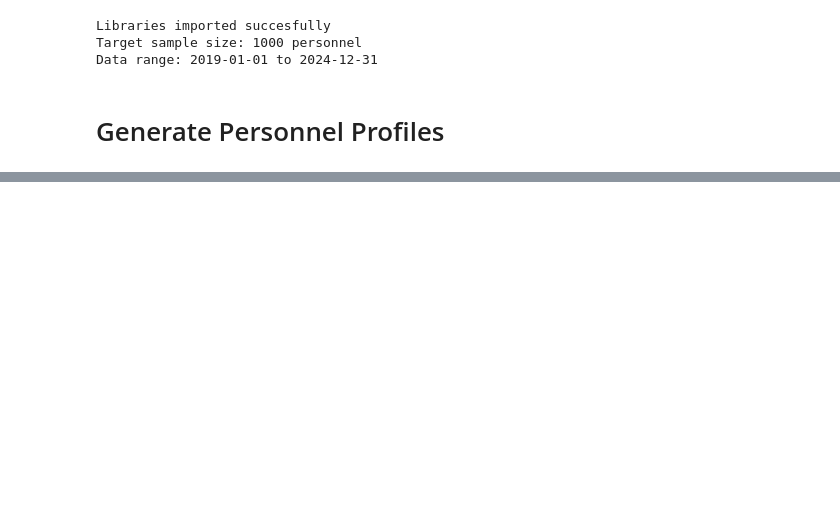
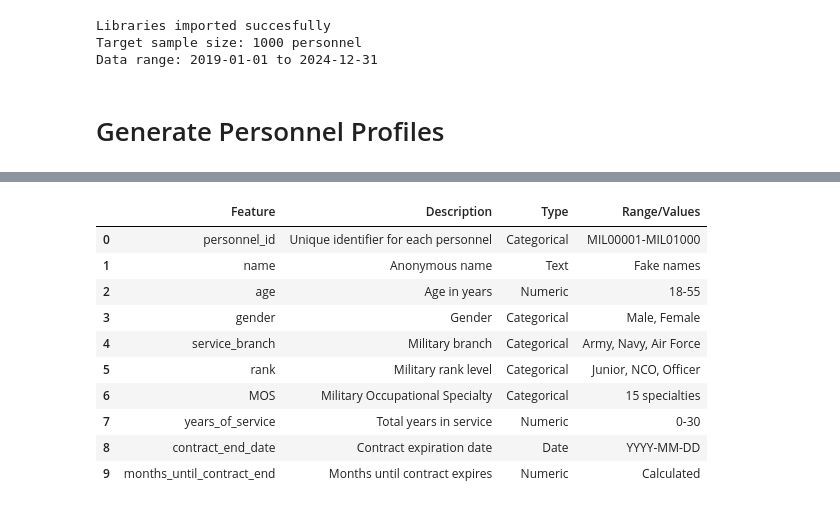
Before and after one commit to addetsi/Military-Personnel-Deployment-and-Attrition-Risk-Modeling, a Jupyter notebook: 01_data_generation .ipynb, the cells around one changed output, grey strips where cells are left out. Cells and saved outputs as stored; diff of their text form; code cells hidden in the pictures; blank space fills up the shorter version.

```diff
--- a/01_data_generation .ipynb
+++ b/01_data_generation .ipynb
@@ -54,0 +825,79 @@ def generate_base_personnel(n=config.N_PERSONNEL):
+# %%
+# Create comprehensive data dictionary
+data_dictionary = [
+    # Demographics
+    ('personnel_id', 'Unique identifier for each personnel', 'Categorical', 'MIL00001-MIL01000'),
+    ('name', 'Anonymous name', 'Text', 'Fake names'),
+    ('age', 'Age in years', 'Numeric', '18-55'),
+    ('gender', 'Gender', 'Categorical', 'Male, Female'),
+    ('service_branch', 'Military branch', 'Categorical', 'Army, Navy, Air Force'),
+    ('rank', 'Military rank level', 'Categorical', 'Junior, NCO, Officer'),
+    ('MOS', 'Military Occupational Specialty', 'Categorical', '15 specialties'),
+    ('years_of_service', 'Total years in service', 'Numeric', '0-30'),
+    ('contract_end_date', 'Contract expiration date', 'Date', 'YYYY-MM-DD'),
+    ('months_until_contract_end', 'Months until contract expires', 'Numeric', 'Calculated'),
+
+    # Training & Skills
+    ('total_training_hours', 'Cumulative training hours', 'Numeric', '0-2000'),
+    ('specialized_courses_completed', 'Number of specialized courses', 'Numeric', '0-15'),
+    ('training_score_average', 'Average training assessment score', 'Numeric', '60-100'),
+    ('certifications_held', 'Number of active certifications', 'Numeric', '0-8'),
+    ('days_since_last_training', 'Days since last training session', 'Numeric', '0-730'),
+    ('skills_current', 'Skills are current (trained in last 12 months)', 'Boolean', 'True/False'),
+    ('training_budget_spent', 'Total training budget spent ($)', 'Numeric', '0-50000'),
+
+    # Health & Fitness
+    ('health_index', 'Composite health metric', 'Numeric', '50-100'),
+    ('physical_fitness_score', 'PT test score', 'Numeric', '0-100'),
+    ('medical_restrictions', 'Has medical restrictions', 'Boolean', 'True/False'),
+    ('days_on_medical_leave', 'Medical leave days (per year)', 'Numeric', '0-180'),
+    ('mental_health_status', 'Mental health assessment', 'Categorical', 'Excellent/Good/Fair/Concern'),
+    ('wellness_program_participation', 'Participates in wellness programs', 'Boolean', 'True/False'),
+
+    # Leave & Attendance
+    ('annual_leave_taken', 'Annual leave days used', 'Numeric', '0-30'),
+    ('emergency_leave_incidents', 'Emergency leave instances', 'Numeric', '0-5'),
+    ('unauthorized_absences', 'Unauthorized absence incidents', 'Numeric', '0-3'),
+    ('leave_balance', 'Remaining leave days', 'Numeric', '0-30'),
+    ('leave_to_service_ratio', 'Leave usage normalized by service years', 'Numeric', 'Calculated'),
+
+    # Mission & Deployment
+    ('total_deployments', 'Total career deployments', 'Numeric', '0-8'),
+    ('months_deployed_last_3yrs', 'Months deployed in last 3 years', 'Numeric', '0-36'),
+    ('deployment_type', 'Most recent deployment type', 'Categorical', 'Domestic/International/Combat/None'),
+    ('months_since_last_deployment', 'Months since last deployment', 'Numeric', '0-999'),
+    ('mission_performance_rating', 'Mission performance rating', 'Numeric', '1-5'),
+    ('combat_exposure_level', 'Combat exposure level', 'Categorical', 'None/Low/Moderate/High'),
+
+    # Performance & Discipline
+    ('performance_review_score', 'Annual performance review score', 'Numeric', '60-100'),
+    ('commendations', 'Number of commendations/awards', 'Numeric', '0-10'),
+    ('disciplinary_actions', 'Number of disciplinary actions', 'Numeric', '0-5'),
+    ('leadership_potential_score', 'Leadership assessment score', 'Numeric', '0-100'),
+    ('promotion_eligible', 'Eligible for promotion', 'Boolean', 'True/False'),
+    ('peer_rating_score', 'Peer evaluation score', 'Numeric', '0-100'),
+
+    # Personal Factors
+    ('marital_status', 'Marital status', 'Categorical', 'Single/Married/Divorced/Widowed'),
+    ('dependents', 'Number of dependents', 'Numeric', '0-5'),
+    ('education_level', 'Highest education level', 'Categorical', 'High School/Associate/Bachelor/Master/Doctorate'),
+    ('civilian_job_offers', 'Number of civilian job offers', 'Numeric', '0-3'),
+    ('financial_stress_indicator', 'Financial stress level', 'Categorical', 'Low/Medium/High'),
+    ('family_support_score', 'Family support assessment', 'Numeric', '0-100'),
+    ('relocation_willingness', 'Willingness to relocate', 'Categorical', 'Low/Medium/High'),
+
+    # Target Variables
+    ('attrition_risk_score', 'Continuous attrition risk score', 'Numeric', '0-100'),
+    ('attrition_risk', 'Attrition risk category (TARGET 1)', 'Categorical', 'LOW_RISK/MEDIUM_RISK/HIGH_RISK'),
+    ('readiness_score', 'Deployment readiness score (TARGET 2)', 'Numeric', '0-100'),
+    ('readiness_category', 'Readiness category', 'Categorical', 'Not Ready/Limited/Ready')
+]
+
+dict_df = pd.DataFrame(data_dictionary, columns=['Feature', 'Description', 'Type', 'Range/Values'])
+dict_path = config.DATA_DIR / config.DATA_DICTIONARY_FILE
+dict_df.to_csv(dict_path, index=False)
+
+print(f"Data dictionary saved to: {dict_path}")
+print(f"\nData Dictionary Preview:")
+dict_df.head(10)
+# %% [output]
@@ -54,0 +907,11 @@ def generate_base_personnel(n=config.N_PERSONNEL):
+|  | Feature | Description | Type | Range/Values |
+| 0 | personnel_id | Unique identifier for each personnel | Categorical | MIL00001-MIL01000 |
+| 1 | name | Anonymous name | Text | Fake names |
+| 2 | age | Age in years | Numeric | 18-55 |
+| 3 | gender | Gender | Categorical | Male, Female |
+| 4 | service_branch | Military branch | Categorical | Army, Navy, Air Force |
+| 5 | rank | Military rank level | Categorical | Junior, NCO, Officer |
+| 6 | MOS | Military Occupational Specialty | Categorical | 15 specialties |
+| 7 | years_of_service | Total years in service | Numeric | 0-30 |
+| 8 | contract_end_date | Contract expiration date | Date | YYYY-MM-DD |
+| 9 | months_until_contract_end | Months until contract expires | Numeric | Calculated |
```
Also changed, not shown: parts of 24 cells of this notebook, 3 other files.
